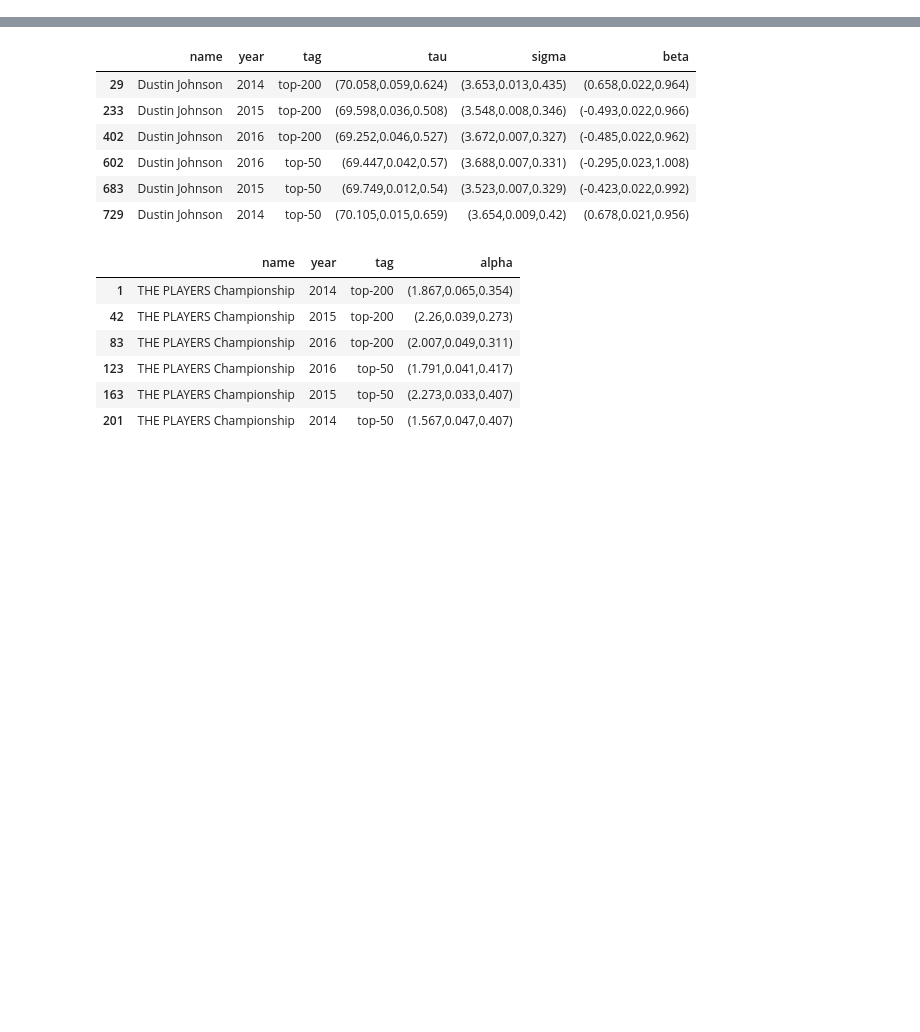
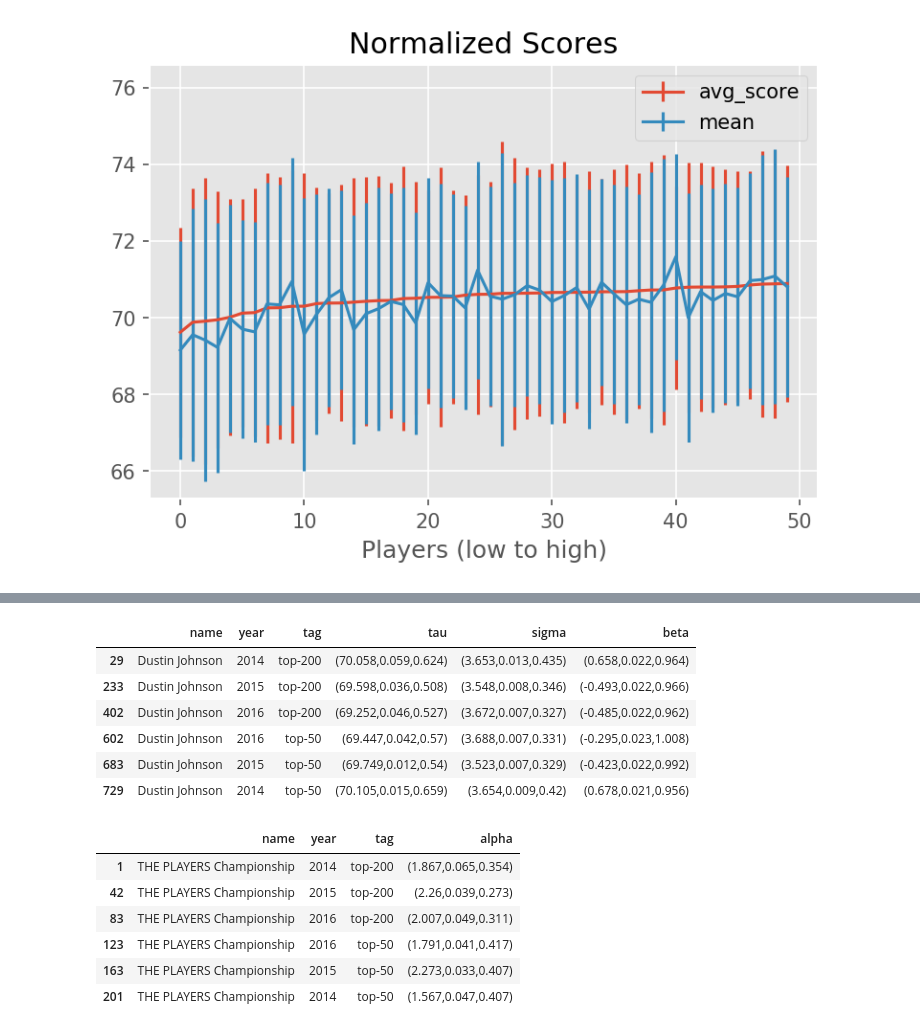
Before and after one commit to jamiebernardin/bayesian_golf, a Jupyter notebook: multi-scores-analysis.ipynb, the cells around one changed output, grey strips where cells are left out. Drawn from its saved outputs; the diff is of its cells as text; code cells hidden in the pictures; blank space fills up the shorter version.

```diff
--- a/multi-scores-analysis.ipynb
+++ b/multi-scores-analysis.ipynb
@@ -21,0 +32,10 @@ t_df = util.pd_from_sql(sqlTxt)
+# %%
+plt.errorbar(range(0, len(p_df)), p_df['avg_score'], p_df['std_score'])
+plt.errorbar(range(0, len(p_df)), p_df['mean'], p_df['std'])
+plt.xlabel('Players (low to high)')
+plt.legend(loc='upper right')
+y_bottom, _ = plt.gca().get_ylim()
+plt.gca().set_ylim([y_bottom,p_df['mean'].max()+5])
+foo = plt.title('Normalized Scores', loc='center')
+# %% [output]
+[figure, added]
```
Also changed, not shown: parts of 5 cells of this notebook, 4 other files.
